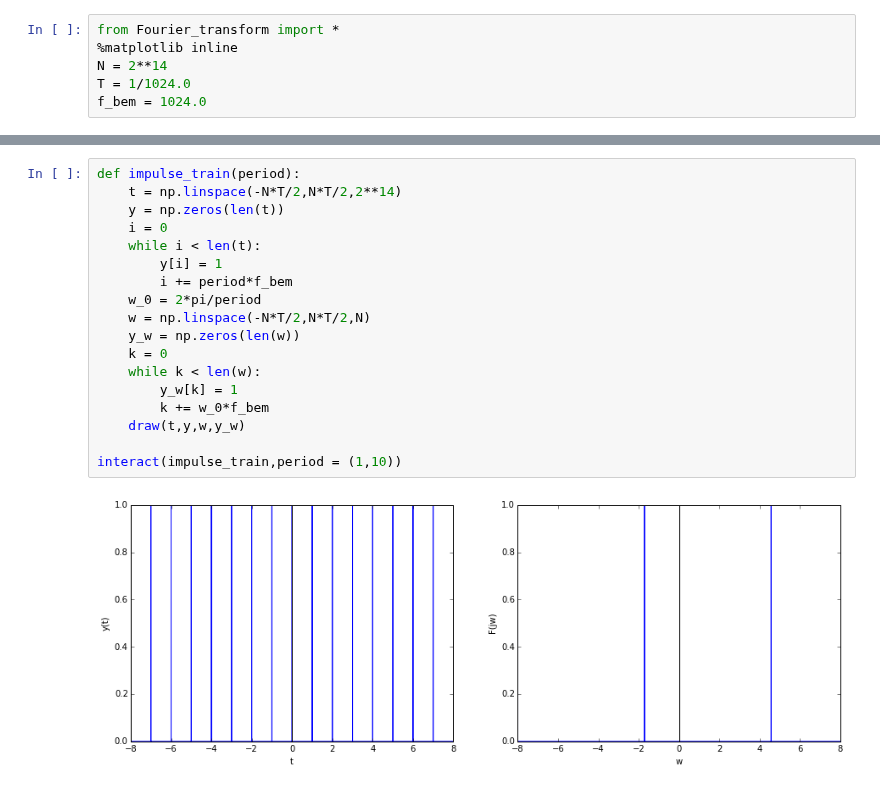
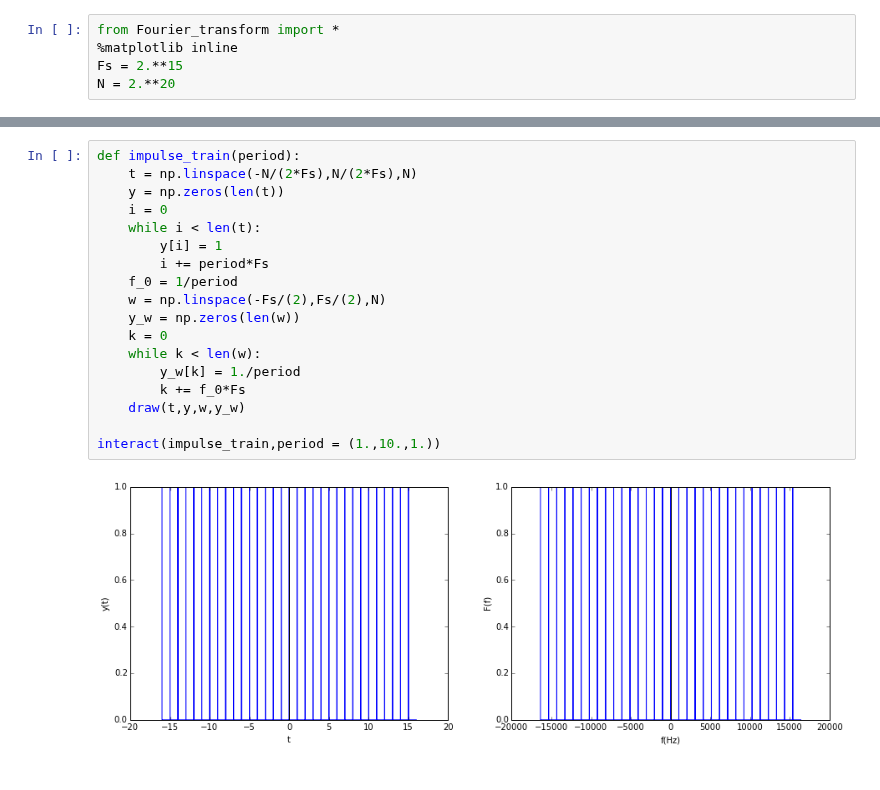
Before and after one commit to claesenm/kul-systeemtheorie, a Jupyter notebook: notebooks/Fourier Transform.ipynb, the cells around one changed output, grey strips where cells are left out. Drawn from its saved outputs; the diff is of its cells as text.

```diff
--- a/notebooks/Fourier Transform.ipynb
+++ b/notebooks/Fourier Transform.ipynb
@@ -4,6 +6,5 @@ $$ F(j\omega) = \int_{-\infty}^{\infty} f(\tau)e^{-j\omega \tau} d\tau$$
 # %%
 from Fourier_transform import *
 %matplotlib inline
-N = 2**14
-T = 1/1024.0
-f_bem = 1024.0
+Fs = 2.**15
+N = 2.**20
@@ -48,20 +78,20 @@ impulse()
 # %%
 def impulse_train(period):
-    t = np.linspace(-N*T/2,N*T/2,2**14)
+    t = np.linspace(-N/(2*Fs),N/(2*Fs),N)
     y = np.zeros(len(t))
     i = 0
     while i < len(t):
         y[i] = 1
-        i += period*f_bem
-    w_0 = 2*pi/period
-    w = np.linspace(-N*T/2,N*T/2,N)
+        i += period*Fs
+    f_0 = 1/period
+    w = np.linspace(-Fs/(2),Fs/(2),N)
     y_w = np.zeros(len(w))
     k = 0
     while k < len(w):
-        y_w[k] = 1
-        k += w_0*f_bem
+        y_w[k] = 1./period
+        k += f_0*Fs
     draw(t,y,w,y_w)
 
-interact(impulse_train,period = (1,10))
+interact(impulse_train,period = (1.,10.,1.))
 # %% [output]
-[figure, old version]
+[figure, new version]
```
Also changed, not shown: parts of 18 cells of this notebook, 5 other files.
